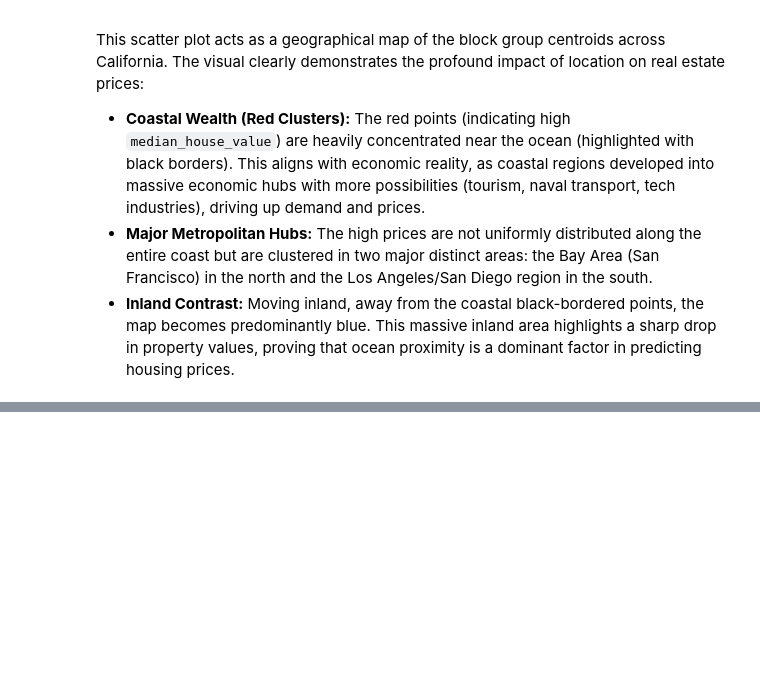
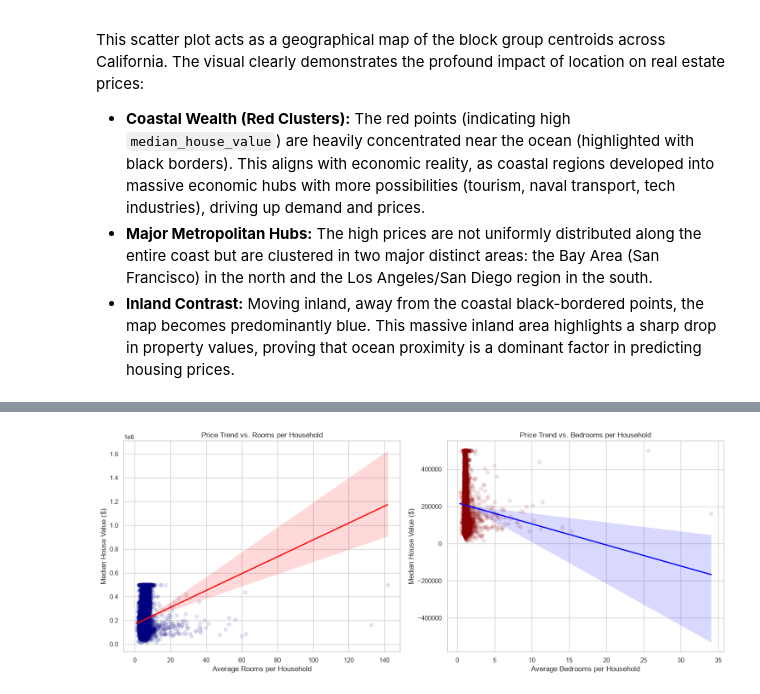
Before and after one commit to kovexison/Practica-AI, a Jupyter notebook: 01-ML-Regression/house_pricing.ipynb, the cells around one changed output, grey strips where cells are left out. Saved outputs shown, nothing was run; the diff lists cells and outputs as text; code cells hidden in the pictures; blank space fills up the shorter version.

```diff
--- a/01-ML-Regression/house_pricing.ipynb
+++ b/01-ML-Regression/house_pricing.ipynb
@@ -196,0 +259,38 @@ plt.show()
+# %%
+df['rooms_per_household'] = df['total_rooms'] / df['households']
+df['bedrooms_per_household'] = df['total_bedrooms'] / df['households']
+
+# 2. Set up the figure space (1 row, 2 columns)
+fig, axes = plt.subplots(1, 2, figsize=(15, 6))
+sns.set_theme(style="whitegrid")
+
+# Plot 1: Price vs. Rooms per Household
+sns.regplot(
+    data=df,
+    x='rooms_per_household',
+    y='median_house_value',
+    ax=axes[0],
+    scatter_kws={'alpha': 0.1, 'color': 'navy'},
+    line_kws={'color': 'red', 'linewidth': 2}
+)
+axes[0].set_title('Price Trend vs. Rooms per Household')
+axes[0].set_xlabel('Average Rooms per Household')
+axes[0].set_ylabel('Median House Value ($)')
+
+# Plot 2: Price vs. Bedrooms per Household
+sns.regplot(
+    data=df,
+    x='bedrooms_per_household',
+    y='median_house_value',
+    ax=axes[1],
+    scatter_kws={'alpha': 0.1, 'color': 'darkred'},
+    line_kws={'color': 'blue', 'linewidth': 2}
+)
+axes[1].set_title('Price Trend vs. Bedrooms per Household')
+axes[1].set_xlabel('Average Bedrooms per Household')
+axes[1].set_ylabel('Median House Value ($)')
+
+plt.tight_layout()
+plt.show()
+# %% [output]
+[figure, added]
```
Also changed, not shown: parts of 9 cells of this notebook.
